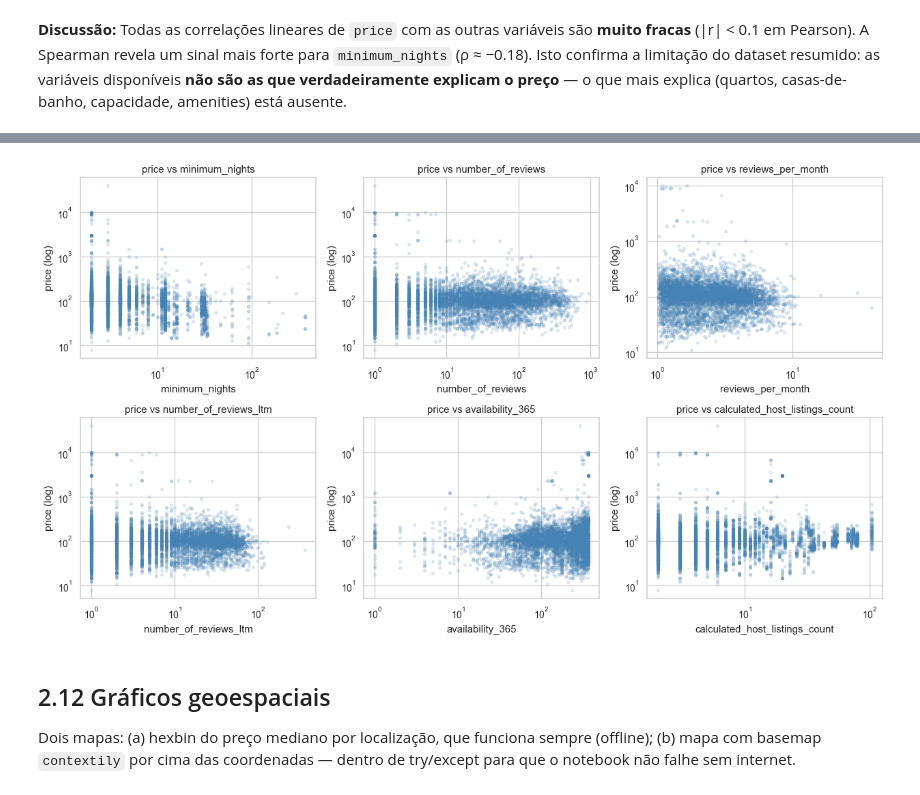
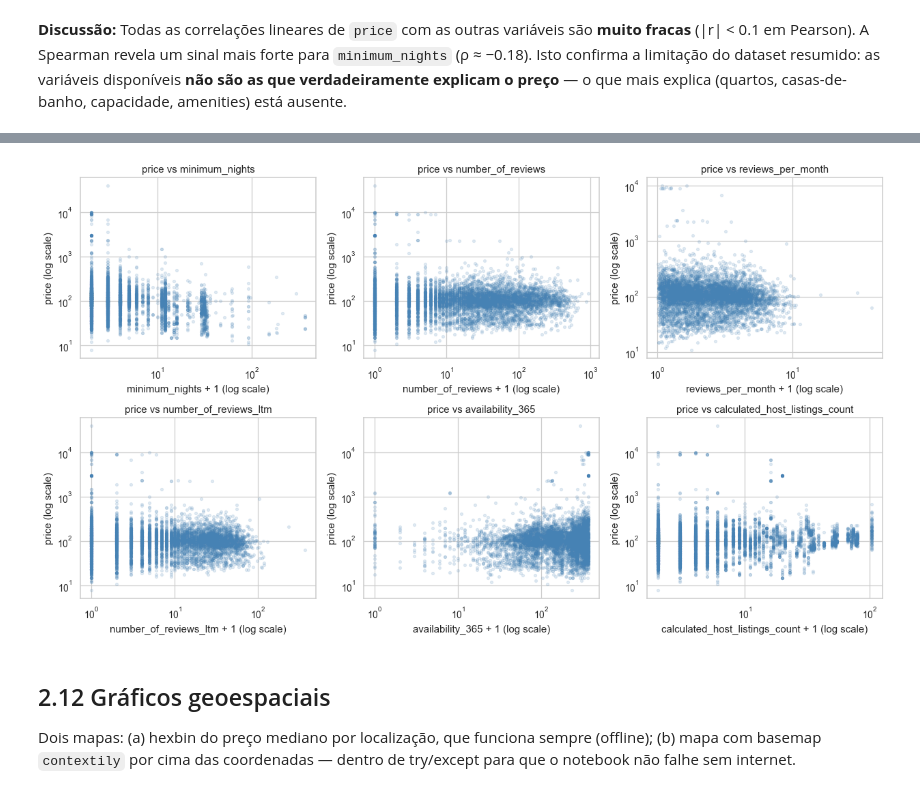
Before and after one commit to leandromicael123/An-lise-regress-o, a Jupyter notebook: Trabalho_v2.ipynb, the cells around one changed output, grey strips where cells are left out. Cells and saved outputs as stored; diff of their text form; code cells hidden in the pictures.

```diff
--- a/Trabalho_v2.ipynb
+++ b/Trabalho_v2.ipynb
@@ -280,19 +279,0 @@ dataframe_geral
-# %%
-amplitude_data = []
-for col in quantitativa_discretas + quantitativa_continuas:
-    amplitude_data.append({
-        "Variável": col,
-        "Amplitude": f" {df[col].min().round(3)}; {df[col].max().round(3)} "
-    })
-
-for col in qualitativas_nominais + texto_livre + identificadores:
-    categorias = df[col].cat.categories.tolist()
-    amplitude_data.append({
-        "Variável": col,
-        "Amplitude": None,
-        "Categorias": ", ".join(map(str, categorias))
-    })
-
-amplitude_df = pd.DataFrame(amplitude_data)
-amplitude_df.to_excel(f"{CAMINHO_OUTPUTS}/valores.xlsx", index=False)
-display(amplitude_df)
@@ -531,23 +526,25 @@ latitude                        -0.0125    0.0093   0.0069
 # %%
-# Scatter plots em escala log para melhorar a leitura
-num_vars = ["minimum_nights", "number_of_reviews", "reviews_per_month",
-            "number_of_reviews_ltm", "availability_365", "calculated_host_listings_count"]
+fig, axes = plt.subplots(2, 3, figsize=(14, 8))
 
-fig, axes = plt.subplots(2, 3, figsize=(14, 8))
+
 for ax, col in zip(axes.flatten(), num_vars):
     sub = df[[col, "price"]].dropna()
-    sub = sub[sub["price"] > 0]
-    ax.scatter(sub[col] + 1, sub["price"], alpha=0.15, s=10, color="steelblue")
-    ax.set_xscale("log" if sub[col].min() >= 0 else "linear")
+    sub = sub[sub["price"] > 0].copy()
+
+    x = sub[col] + 1  # para evitar problemas com zeros
+
+    ax.scatter(x, sub["price"], alpha=0.15, s=10, color="steelblue")
+    ax.set_xscale("log")
     ax.set_yscale("log")
-    ax.set_xlabel(col)
-    ax.set_ylabel("price (log)")
+    ax.set_xlabel(f"{col} + 1 (log scale)")
+    ax.set_ylabel("price (log scale)")
     ax.set_title(f"price vs {col}")
+
 plt.tight_layout()
 plt.savefig("outputs/fig_scatter_price.png", dpi=120, bbox_inches="tight")
 plt.show()
 # %% [output]
-[figure, old version]
+[figure, new version]
 # %% [markdown]
 ## 2.12 Gráficos geoespaciais
 
```
Also changed, not shown: parts of 19 cells of this notebook.
